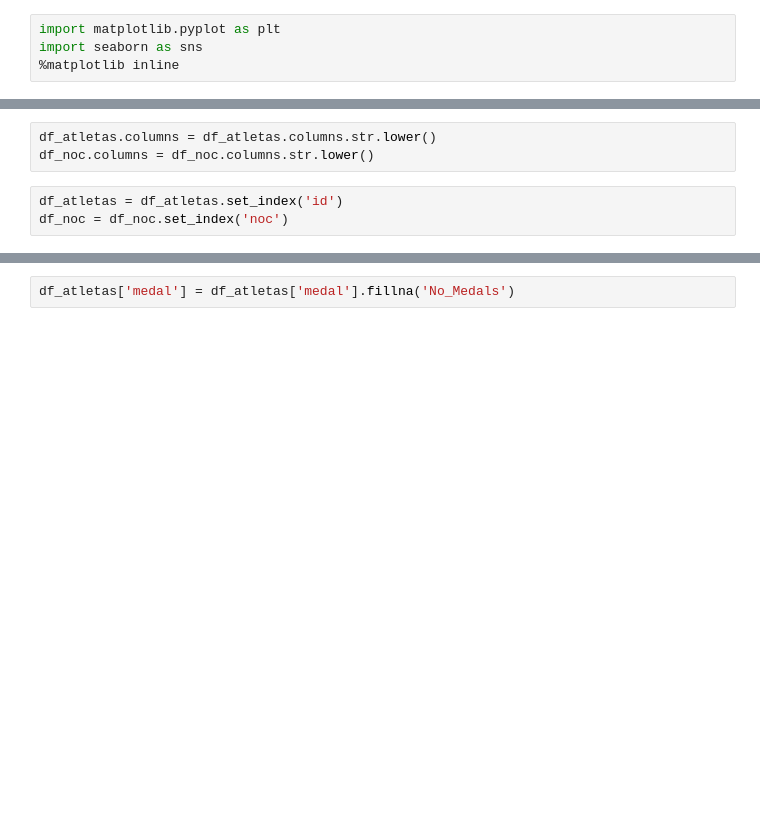
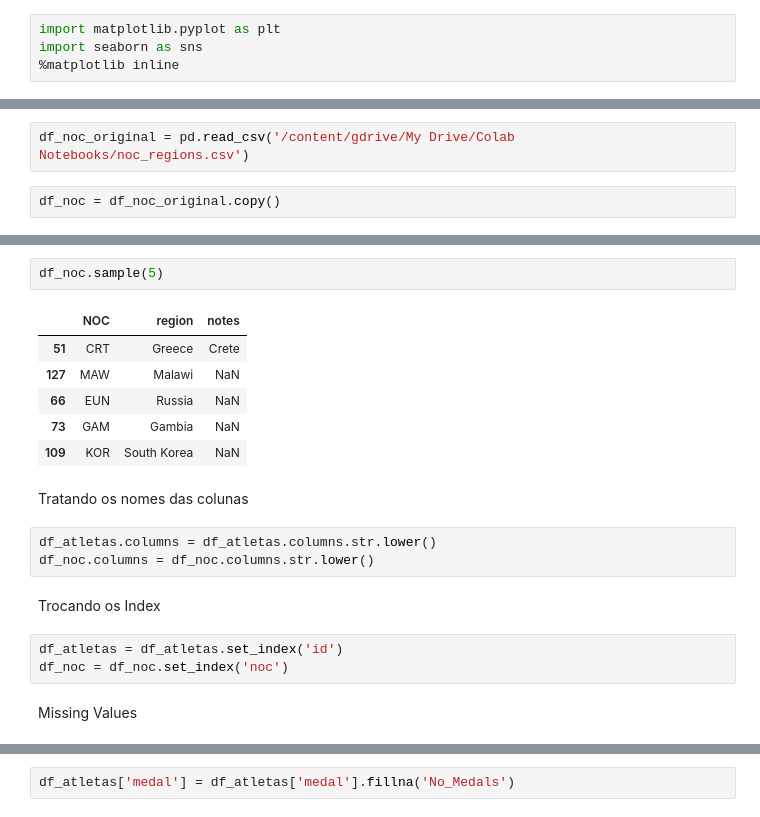
Before and after one commit to flavianacif/DSWP, a Jupyter notebook: Exercicio_Atletas.ipynb, the cells around one changed output, grey strips where cells are left out. Cells and saved outputs as stored; diff of their text form; blank space fills up the shorter version.

```diff
--- a/Exercicio_Atletas.ipynb
+++ b/Exercicio_Atletas.ipynb
@@ -42,0 +50,4 @@ Successfully installed style-1.1.0 update-0.0.1
+# %%
+df_noc_original = pd.read_csv('/content/gdrive/My Drive/Colab Notebooks/noc_regions.csv')
+# %%
+df_noc = df_noc_original.copy()
@@ -43,6 +63,21 @@ Successfully installed style-1.1.0 update-0.0.1
+# %%
+df_noc.sample(5)
+# %% [output]
+|  | NOC | region | notes |
+| 51 | CRT | Greece | Crete |
+| 127 | MAW | Malawi | NaN |
+| 66 | EUN | Russia | NaN |
+| 73 | GAM | Gambia | NaN |
+| 109 | KOR | South Korea | NaN |
+# %% [markdown]
+Tratando os nomes das colunas
 # %%
 df_atletas.columns = df_atletas.columns.str.lower()
 df_noc.columns = df_noc.columns.str.lower()
+# %% [markdown]
+Trocando os Index
 # %%
 df_atletas = df_atletas.set_index('id')
 df_noc = df_noc.set_index('noc')
+# %% [markdown]
+Missing Values
```
Also changed, not shown: parts of 22 cells of this notebook.
